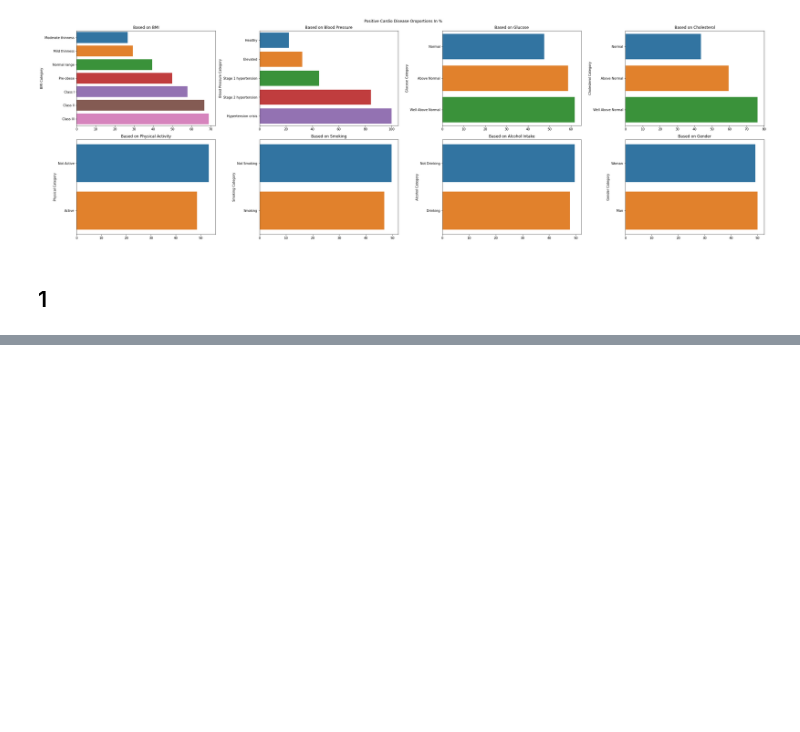
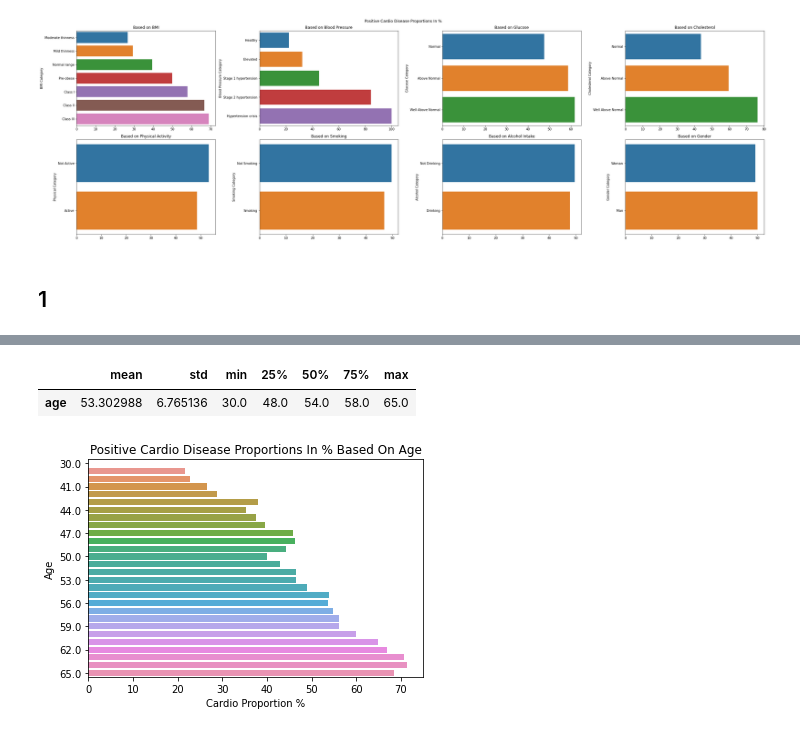
Before and after one commit to felix-tjernberg/machine-learning, a Jupyter notebook: lab/2-2-visualizations.ipynb, the cells around one changed output, grey strips where cells are left out. Drawn from its saved outputs; the diff is of its cells as text; code cells hidden in the pictures; blank space fills up the shorter version.

```diff
--- a/lab/2-2-visualizations.ipynb
+++ b/lab/2-2-visualizations.ipynb
@@ -197,0 +198,19 @@ sns.heatmap(cardio_cleaned_with_new_categories.corr(), vmax=0.2, annot=True);
+# %%
+pd.DataFrame(cardio_cleaned_with_new_categories["age"].apply(lambda age_in_days: round(age_in_days / 365, 0)).describe()).T.drop(columns=['count'])
+# %% [output]
+|  | mean | std | min | 25% | 50% | 75% | max |
+| age | 53.302988 | 6.765136 | 30.0 | 48.0 | 54.0 | 58.0 | 65.0 |
+# %%
+cardio_cleaned_with_new_categories_and_age = cardio_cleaned_with_new_categories.drop(columns=['age']).join(cardio_cleaned_with_new_categories["age"].apply(lambda age_in_days: round(age_in_days / 365, 0)).astype('category'))
+# %%
+ax = sns.barplot(
+    data=cardio_cleaned_with_new_categories_and_age, y="age", x="cardio", ci=None
+)
+ax.set_title("Positive Cardio Disease Proportions In % Based On Age")
+ax.set(ylabel="Age", xlabel="Cardio Proportion %")
+ax.set_yticks(range(0, 30, 3))
+ax.get_xaxis().set_major_formatter(
+    matplotlib.ticker.FuncFormatter(lambda x, p: format(int(x * 100), ","))
+)
+# %% [output]
+[figure, added]
```
Also changed, not shown: parts of 6 cells of this notebook.
